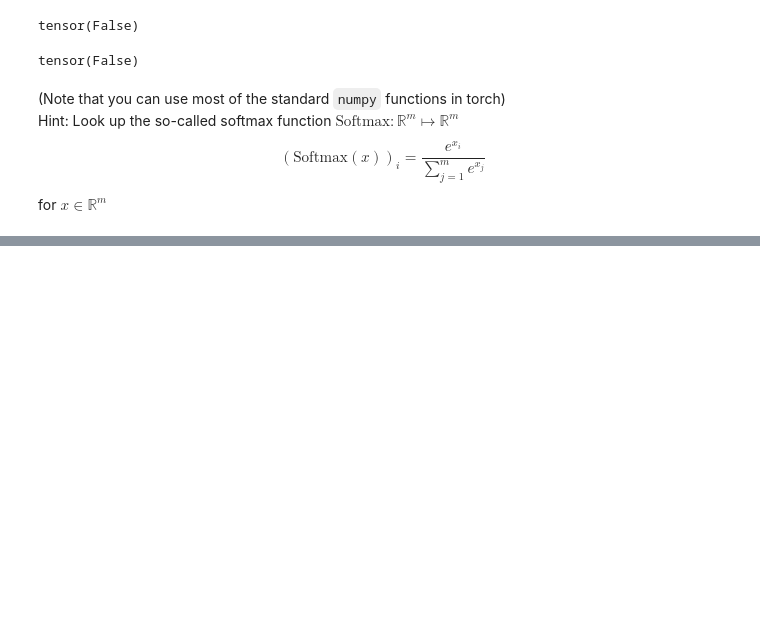
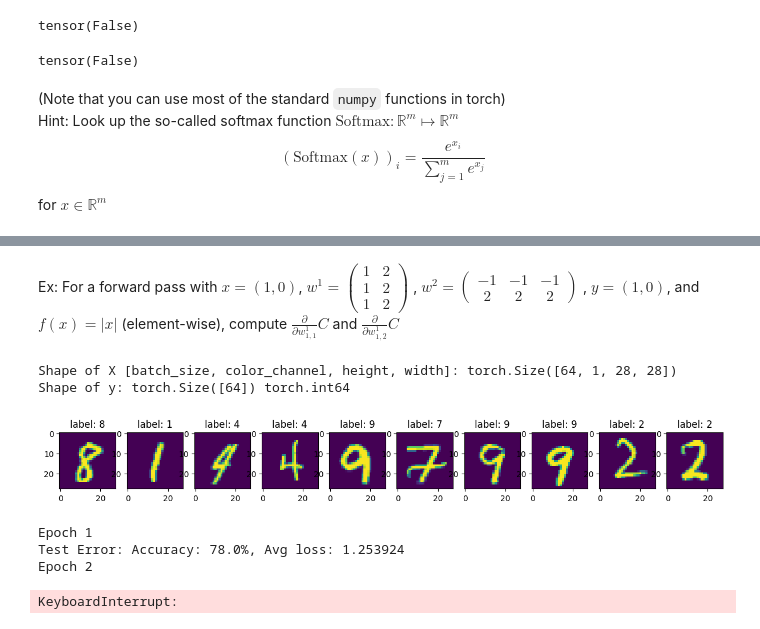
Before and after one commit to MMRES-PyBootcamp/MMRES-python-bootcamp2022, a Jupyter notebook: 13_Neural_Network101.ipynb, the cells around one changed output, grey strips where cells are left out. Drawn from its saved outputs; the diff is of its cells as text; code cells hidden in the pictures; blank space fills up the shorter version.

```diff
--- a/13_Neural_Network101.ipynb
+++ b/13_Neural_Network101.ipynb
@@ -88,0 +136,59 @@ for $x \in \mathbb{R}^m$
+# %% [markdown]
+Ex: For a forward pass with $x=(1,0)$,
+$w^1 = \begin{pmatrix}
+1 & 2 \\
+1 & 2 \\
+1 & 2
+\end{pmatrix}$, $w^2 = \begin{pmatrix}
+-1 & -1 & -1\\
+2 & 2 & 2
+\end{pmatrix}$, $y=(1,0)$, and $f(x)=|x|$ (element-wise), compute $\frac{\partial}{\partial w^1_{1,1}} C$ and $\frac{\partial}{\partial w^1_{1,2}} C$
+# %%
+from torchvision import datasets
+from torchvision.transforms import ToTensor
+
+# Download training data from open datasets.
+training_data = datasets.MNIST(
+    root="data",
+    train=True,
+    download=True,
+    transform=ToTensor(),
+)
+
+# Download test data from open datasets.
+test_data = datasets.MNIST(
+    root="data",
+    train=False,
+    download=True,
+    transform=ToTensor(),
+)
+# %%
+from torch.utils.data import DataLoader
+
+batch_size = 64
+
+# Create data loaders.
+train_dataloader = DataLoader(training_data, batch_size=batch_size)
+test_dataloader = DataLoader(test_data, batch_size=batch_size)
+
+for X, y in test_dataloader:
+    print(f"Shape of X [batch_size, color_channel, height, width]: {X.shape}")
+    print(f"Shape of y: {y.shape} {y.dtype}")
+    break
+# %% [output]
+Shape of X [batch_size, color_channel, height, width]: torch.Size([64, 1, 28, 28])
+Shape of y: torch.Size([64]) torch.int64
+# %%
+from matplotlib import pyplot as plt
+import numpy as np
+
+# technically you should not do the following because it defeats the purpose of having the data loader in the first place
+test_data = list(test_dataloader)
+# %%
+fig, axs = plt.subplots(ncols=10, figsize=(15, 4))
+for i, pick in enumerate(np.random.randint(len(test_data),size=10)):
+    ax = axs[i]
+    ax.imshow(test_data[pick][0][0][0, :, :])
+    ax.set_title(f"label: {test_data[pick][1][0]}")
+# %% [output]
+[figure, added]
@@ -88,0 +240,18 @@ for $x \in \mathbb{R}^m$
+# %%
+epochs = 20
+train_losss, train_accs = [], []
+test_losss, test_accs = [], []
+for t in range(epochs):
+    print(f"Epoch {t+1}")
+    train_loss, train_acc = train(train_dataloader, model, loss_fn, optimizer)
+    test_loss, test_acc = test(test_dataloader, model, loss_fn)
+    train_losss.append(train_loss)
+    train_accs.append(train_acc)
+    test_losss.append(test_loss)
+    test_accs.append(test_acc)
+print("Done!")
+# %% [output]
+Epoch 1
+Test Error: Accuracy: 78.0%, Avg loss: 1.253924
+Epoch 2
+KeyboardInterrupt:
```
Also changed, not shown: parts of 13 cells of this notebook.
